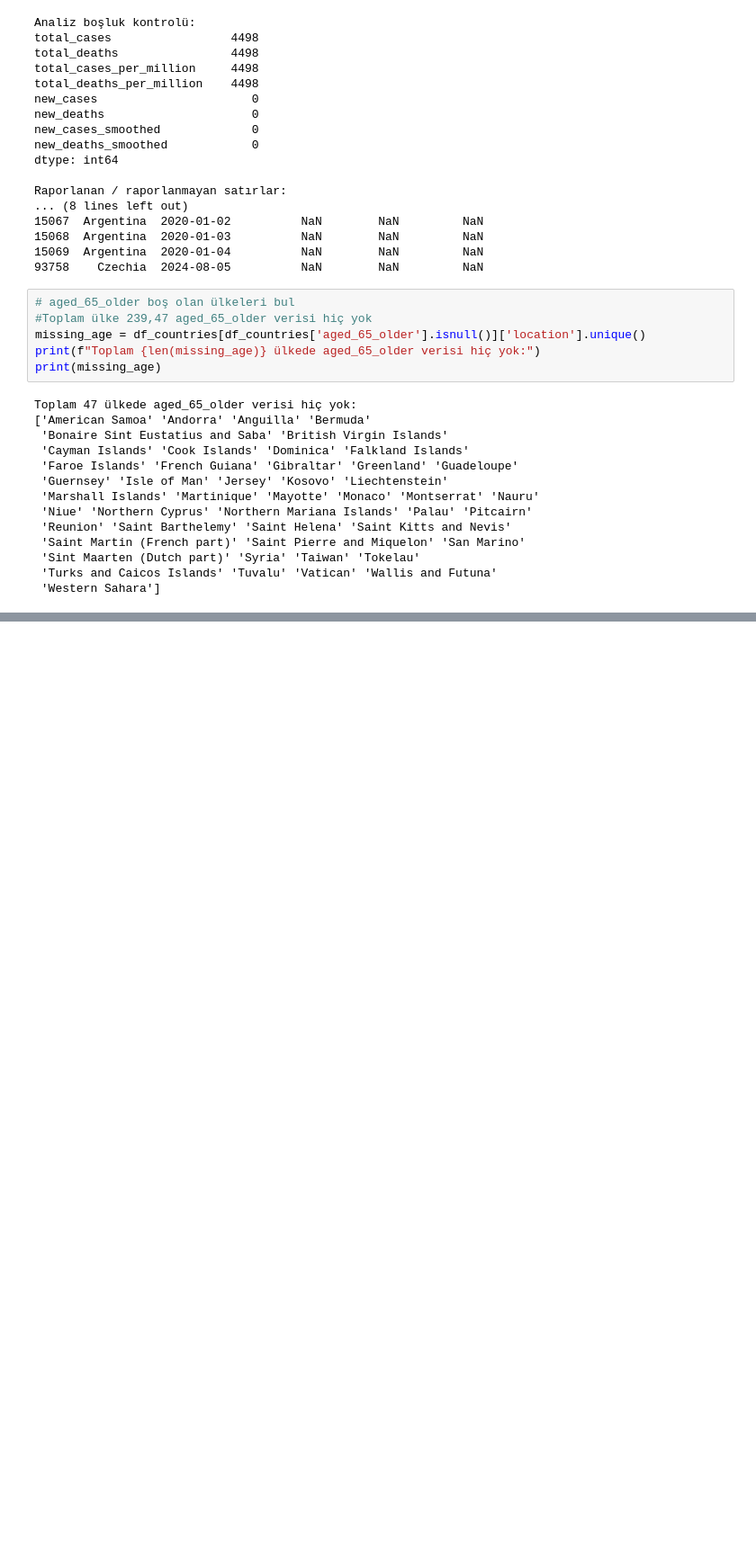
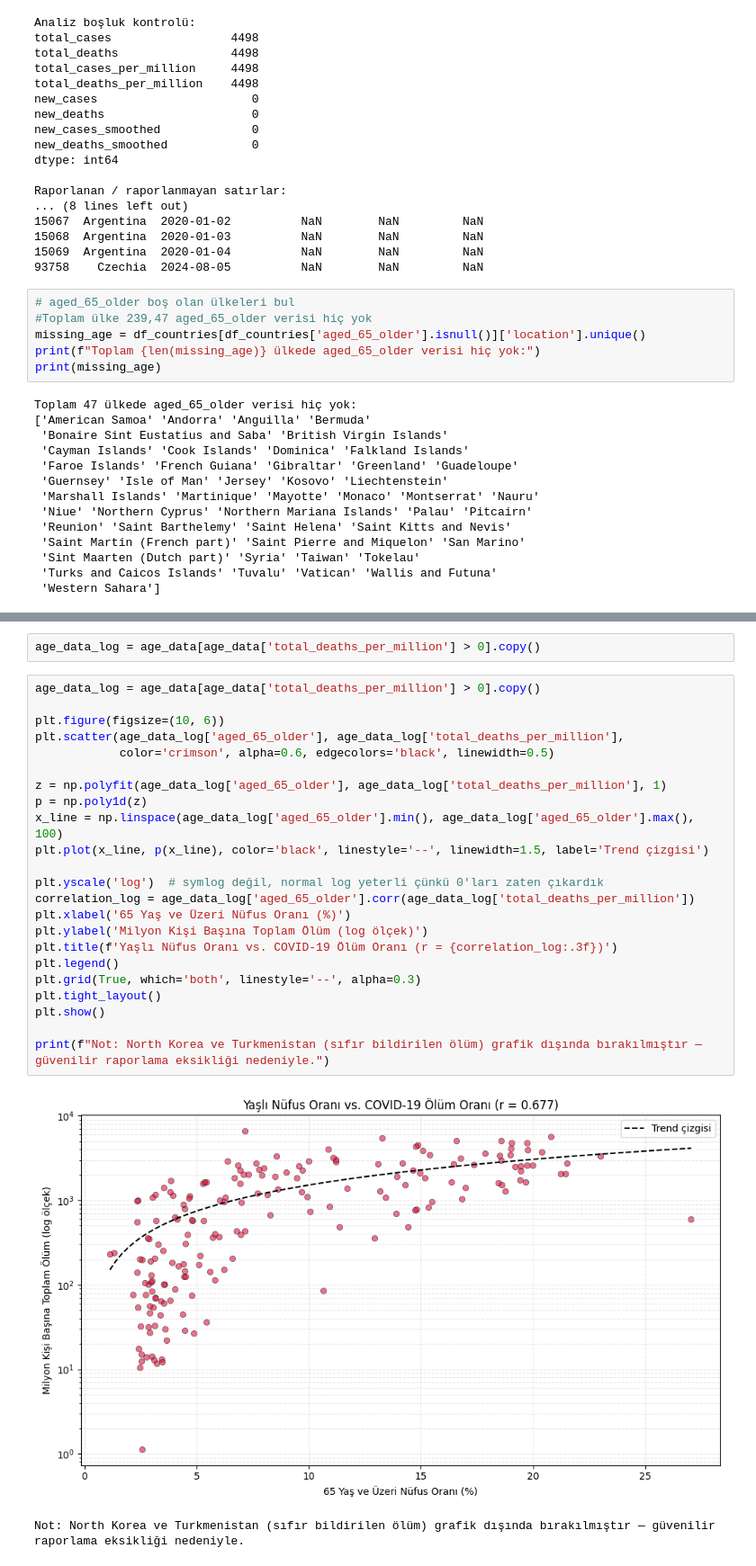
Before and after one commit to nazlican-engineer/CoronaVirusProject, a Jupyter notebook: covid_analysis.ipynb, the cells around one changed output, grey strips where cells are left out. Shown at 90% size. Cells and saved outputs as stored; diff of their text form; blank space fills up the shorter version.

```diff
--- a/covid_analysis.ipynb
+++ b/covid_analysis.ipynb
@@ -416,0 +547,28 @@ print(latest_age.head())
+# %%
+age_data_log = age_data[age_data['total_deaths_per_million'] > 0].copy()
+# %%
+age_data_log = age_data[age_data['total_deaths_per_million'] > 0].copy()
+
+plt.figure(figsize=(10, 6))
+plt.scatter(age_data_log['aged_65_older'], age_data_log['total_deaths_per_million'],
+            color='crimson', alpha=0.6, edgecolors='black', linewidth=0.5)
+
+z = np.polyfit(age_data_log['aged_65_older'], age_data_log['total_deaths_per_million'], 1)
+p = np.poly1d(z)
+x_line = np.linspace(age_data_log['aged_65_older'].min(), age_data_log['aged_65_older'].max(), 100)
+plt.plot(x_line, p(x_line), color='black', linestyle='--', linewidth=1.5, label='Trend çizgisi')
+
+plt.yscale('log')  # symlog değil, normal log yeterli çünkü 0'ları zaten çıkardık
+correlation_log = age_data_log['aged_65_older'].corr(age_data_log['total_deaths_per_million'])
+plt.xlabel('65 Yaş ve Üzeri Nüfus Oranı (%)')
+plt.ylabel('Milyon Kişi Başına Toplam Ölüm (log ölçek)')
+plt.title(f'Yaşlı Nüfus Oranı vs. COVID-19 Ölüm Oranı (r = {correlation_log:.3f})')
+plt.legend()
+plt.grid(True, which='both', linestyle='--', alpha=0.3)
+plt.tight_layout()
+plt.show()
+
+print(f"Not: North Korea ve Turkmenistan (sıfır bildirilen ölüm) grafik dışında bırakılmıştır — güvenilir raporlama eksikliği nedeniyle.")
+# %% [output]
+[figure, added]
+Not: North Korea ve Turkmenistan (sıfır bildirilen ölüm) grafik dışında bırakılmıştır — güvenilir raporlama eksikliği nedeniyle.
```
Also changed, not shown: parts of 14 cells of this notebook.
